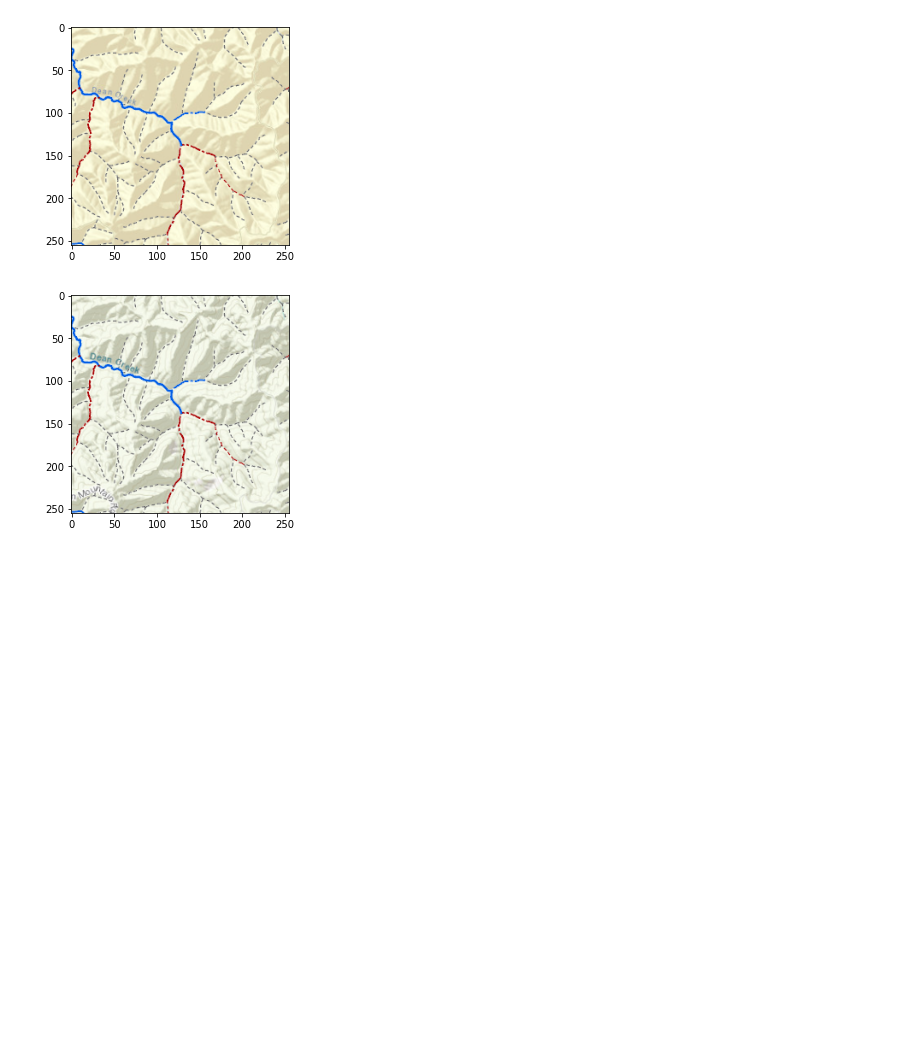
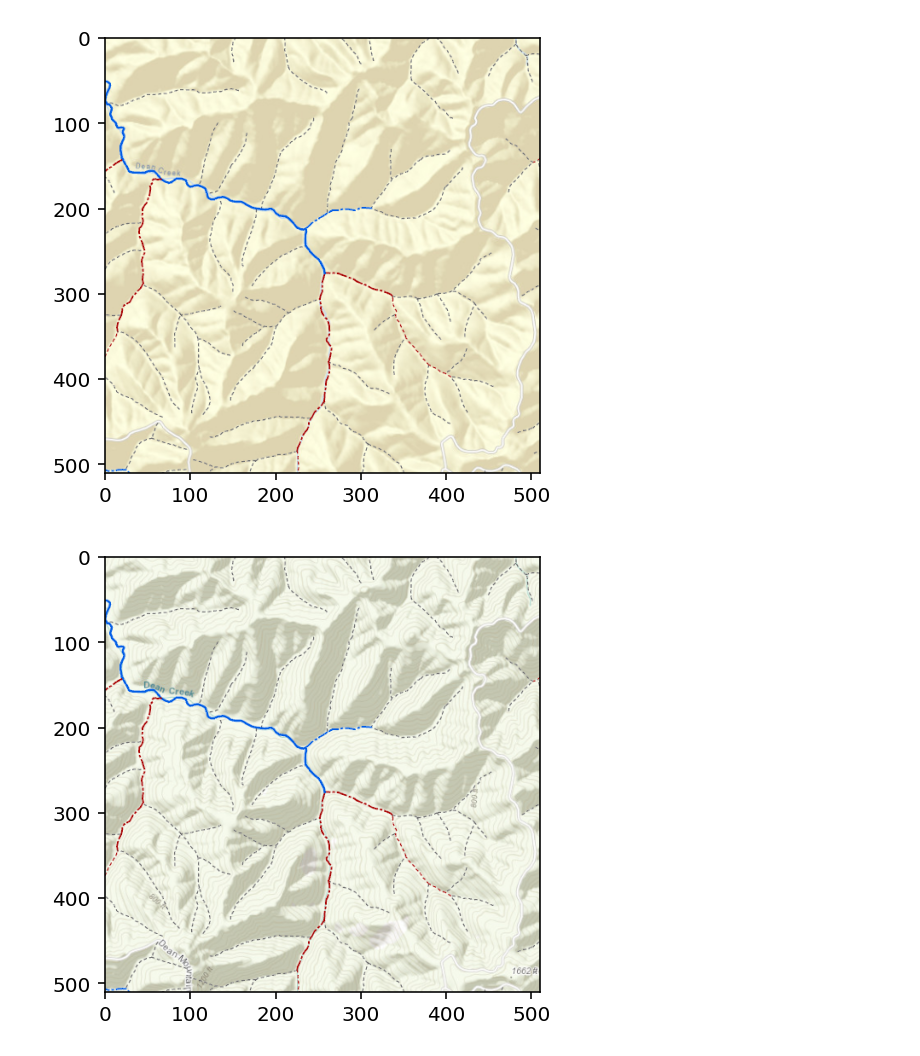
Before and after one commit to Ecotrust/landmapper, a Jupyter notebook: notebooks/Mapserver Layer With Baselayer.ipynb, the cells around one changed output. Saved outputs shown, nothing was run; the diff lists cells and outputs as text; code cells hidden in the pictures; blank space fills up the shorter version.

```diff
--- a/notebooks/Mapserver Layer With Baselayer.ipynb
+++ b/notebooks/Mapserver Layer With Baselayer.ipynb
@@ -16,6 +16,7 @@ endpoints = {
     'topo': 'https://server.arcgisonline.com/ArcGIS/rest/services/World_Topo_Map/MapServer',
     'street': 'https://server.arcgisonline.com/arcgis/rest/services/World_Street_Map/MapServer'
 }
+map_size = 510
 params = {
     #'BBOX': '-1.3803006309370652E7,5408329.32956264,-1.3797921517824095E7,5413018.435183838',
     #'BBOXSR': '102100',
@@ -26,10 +27,12 @@ params = {
     'F': 'image',
     'FORMAT': 'PNG32',
     'DPI':"96",
-    'SIZE':"255,255",
+    'SIZE':"{},{}".format(map_size, map_size),
     'IMAGESR':'3857'
 }
 
+plt_dpi=144
+
 ecotrust_url = '/'.join([endpoints['ecotrust'], "export"])
 ecotrust_pem = './staticfiles/arcgis-ecotrust-org.pem'
 # %%
@@ -74,20 +81,23 @@ plt.show()
 # %%
 # Merge
 street_map = street_im.copy()
 street_map.paste(stream_im, (0,0), stream_im)
 topo_map = topo_im.copy()
 topo_map.paste(stream_im, (0,0), stream_im)
 sat_map = sat_im.copy()
 sat_map.paste(stream_im, (0,0), stream_im)
 street_map_array = np.asarray(street_map)
 topo_map_array = np.asarray(topo_map)
 sat_map_array = np.asarray(sat_map)
+plt.figure(dpi=plt_dpi)
 plt.imshow(street_map_array)
 plt.show()
+plt.figure(dpi=plt_dpi)
 plt.imshow(topo_map_array)
 plt.show()
+plt.figure(dpi=plt_dpi)
 plt.imshow(sat_map_array)
 plt.show()
 # %% [output]
-[figure, old version]
+[figure, new version]
-[figure, old version]
+[figure, new version]
```
Also changed, not shown: parts of 4 cells of this notebook.
